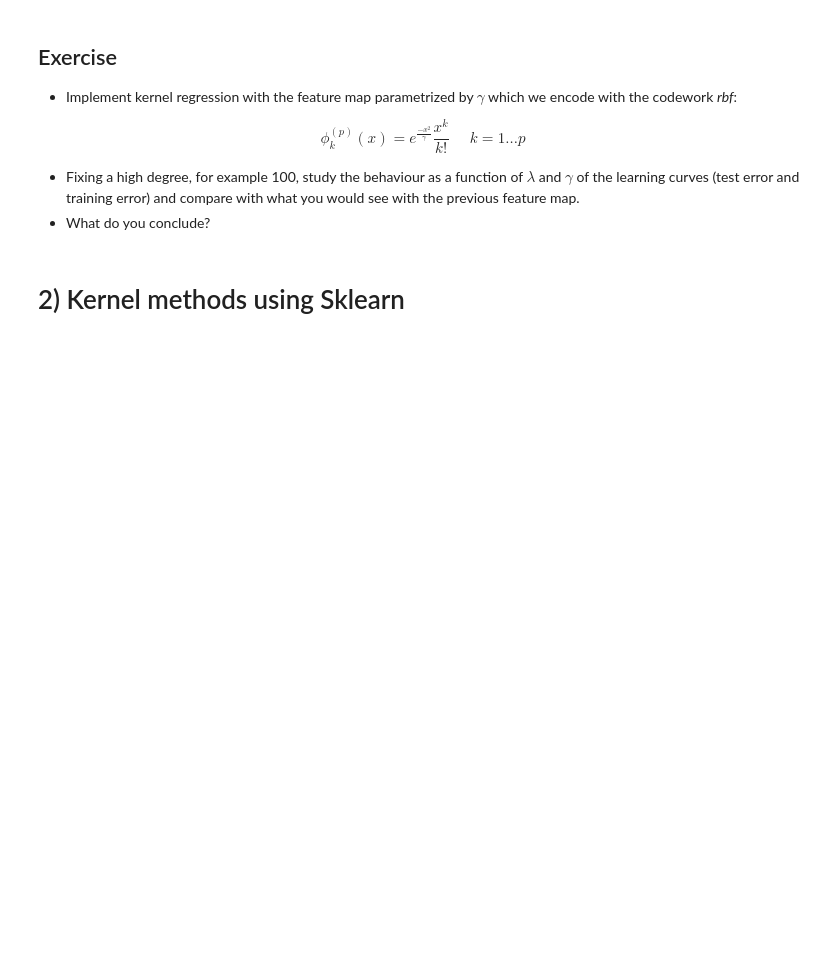
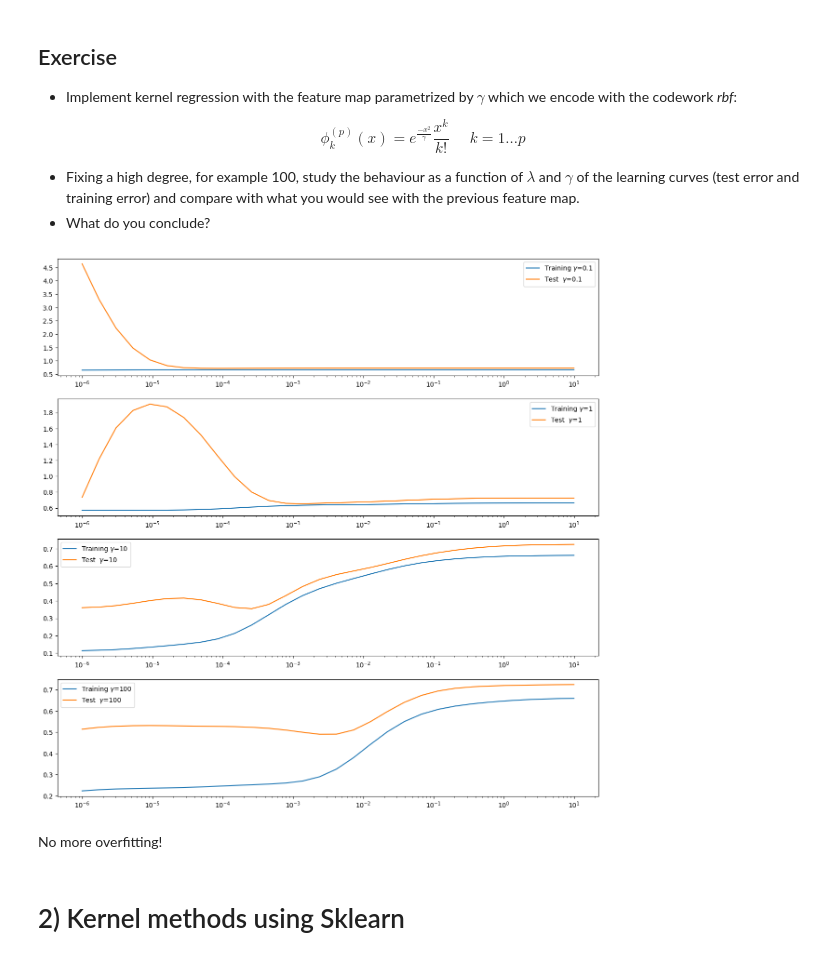
Before and after one commit to yassinuaimee/FundamentalLearningEPFL, a Jupyter notebook: TP8/[exercise]kernels.ipynb, the cells around one changed output. Drawn from its saved outputs; the diff is of its cells as text; code cells hidden in the pictures; blank space fills up the shorter version.

```diff
--- a/TP8/[exercise]kernels.ipynb
+++ b/TP8/[exercise]kernels.ipynb
@@ -102,12 +110,12 @@ def split_data(x, y, ratio, seed=1):
     index = np.arange(0,len(x))
     index_train = np.random.choice(index, int(ratio*len(x)), replace=False)
 
-    training_x = x[index_train]
+    x_train = x[index_train]
     training_y = y[index_train]
     test_x = x[[i for i in range(len(x)) if i not in index_train]]
     test_y = y[[i for i in range(len(y)) if i not in index_train]]
 
-    return training_x, training_y, test_x, test_y
+    return x_train, training_y, test_x, test_y
 # %% [markdown]
 ## Exercise
 * Implement kernel regression with the feature map parametrized by $\gamma$ which we encode with the codework *rbf*:
@@ -120,3 +126,32 @@ $$ \phi_k^{(p)}(x) = e^{\frac{-x^2}{\gamma}}\frac{x^k}{k!}  \,\,\,\,\,\,\,\, k=1
+# %%
+def ridge_regression_learning_curves(x, y, degree, ratio, lambdas, seed, choice , gamma):
+
+    x_train,y_train,x_test,y_test = split_data(x, y, ratio, seed)
+
+    phi_train = build_poly(x_train, degree,choice,gamma)
+    phi_test = build_poly(x_test, degree,choice,gamma)
+
+    rmse_tr = []
+    rmse_te = []
+    for ind, lambda_ in enumerate(lambdas):
+        mse_train,w = ridge_regression(y_train, phi_train, lambda_)
+        rmse_tr.append(np.sqrt(2*mse_train))
+
+        mse_test = (1/(2*len(y_test)))*np.sum((y_test-np.matmul(phi_test,w))**2)
+        rmse_te.append(np.sqrt(2*mse_test))
+
+    return rmse_tr , rmse_te
+# %%
+seed = 1975  ; degree = 10  ; split_ratio = 0.2   ; gammas = [0.1,1,10,100] ; choice = 'rbf'  ; lambdas = np.logspace(-6, 1, 30)
+fig, ax = plt.subplots(len(gammas), figsize = (15,15))
+for i,gamma in enumerate(gammas):
+  a,b = ridge_regression_learning_curves(x, y, degree, split_ratio, lambdas,seed,choice , gamma)
+  ax[i].plot(lambdas,a,label=f"Training $\gamma$={gamma}") ;  ax[i].plot(lambdas,b,label=f"Test  $\gamma$={gamma}")
+  ax[i].legend() ; ax[i].set_xscale('log')
+# %% [output]
+[figure, added]
+# %% [markdown]
+No more overfitting!
 # %% [markdown]
 # 2) Kernel methods using Sklearn
 # %% [markdown]
```
Also changed, not shown: parts of 14 cells of this notebook.
